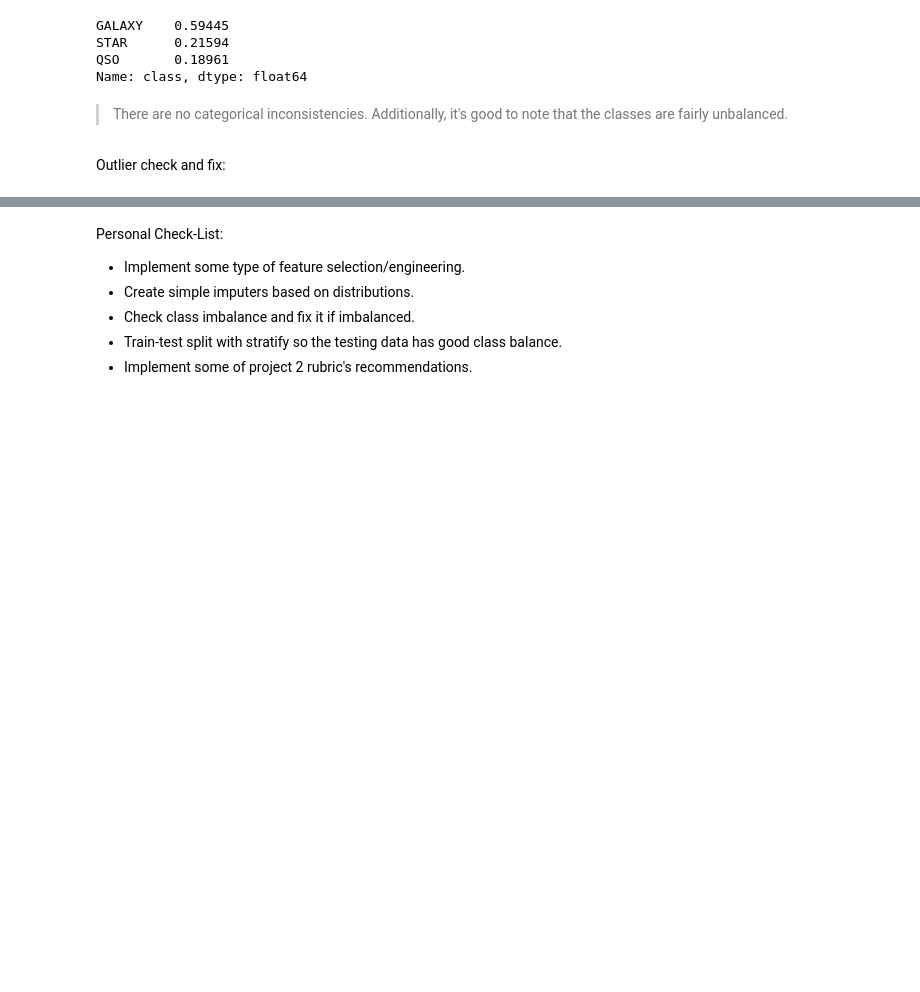
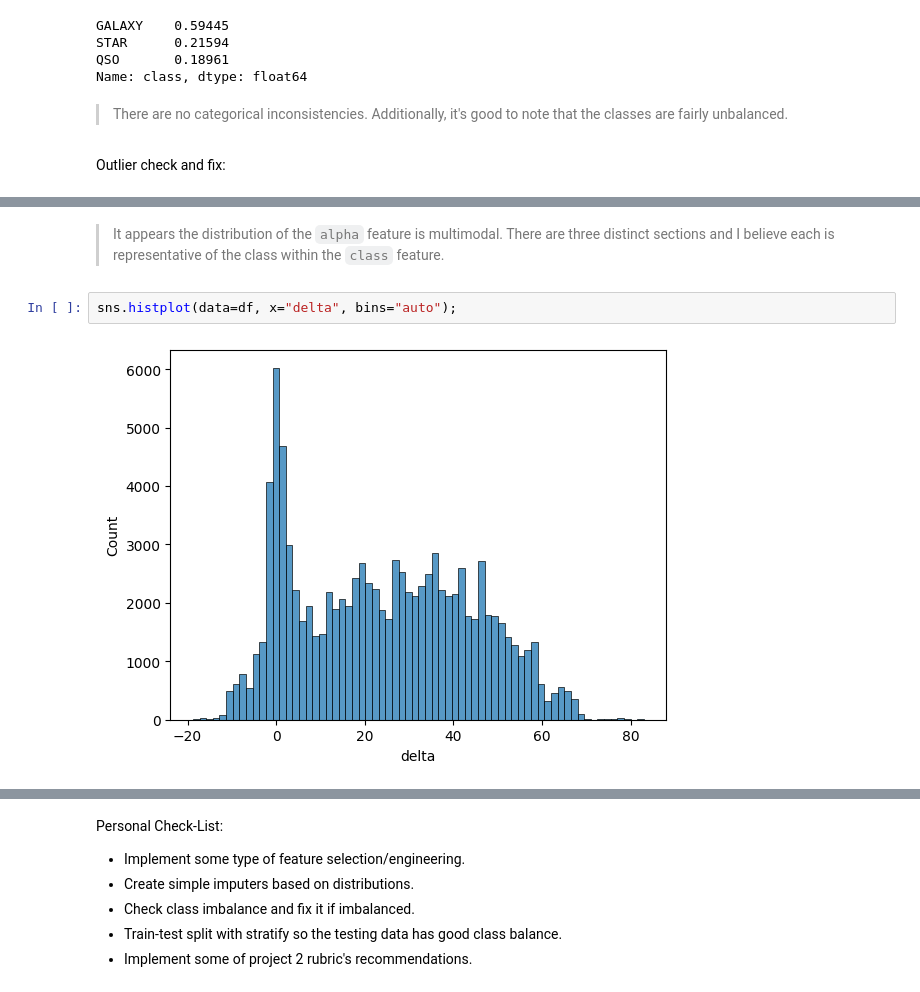
Before and after one commit to john-a-dixon/stellar-object-classification, a Jupyter notebook: stellar.ipynb, the cells around one changed output, grey strips where cells are left out. Drawn from its saved outputs; the diff is of its cells as text; blank space fills up the shorter version.

```diff
--- a/stellar.ipynb
+++ b/stellar.ipynb
@@ -124,0 +142,6 @@ stellar_df.describe()
+# %% [markdown]
+> It appears the distribution of the `alpha` feature is multimodal. There are three distinct sections and I believe each is representative of the class within the `class` feature.
+# %%
+sns.histplot(data=df, x="delta", bins="auto");
+# %% [output]
+[figure, added]
```
Also changed, not shown: parts of 8 cells of this notebook.
